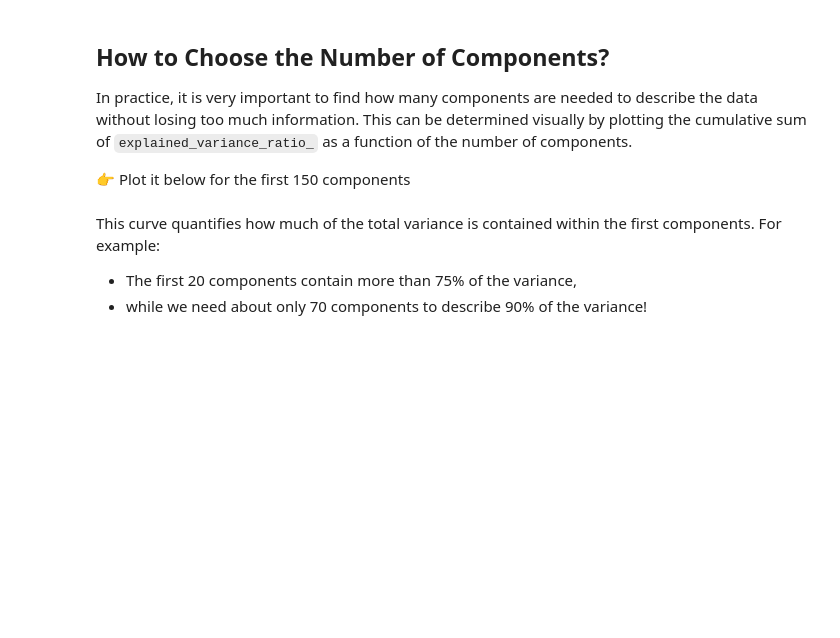
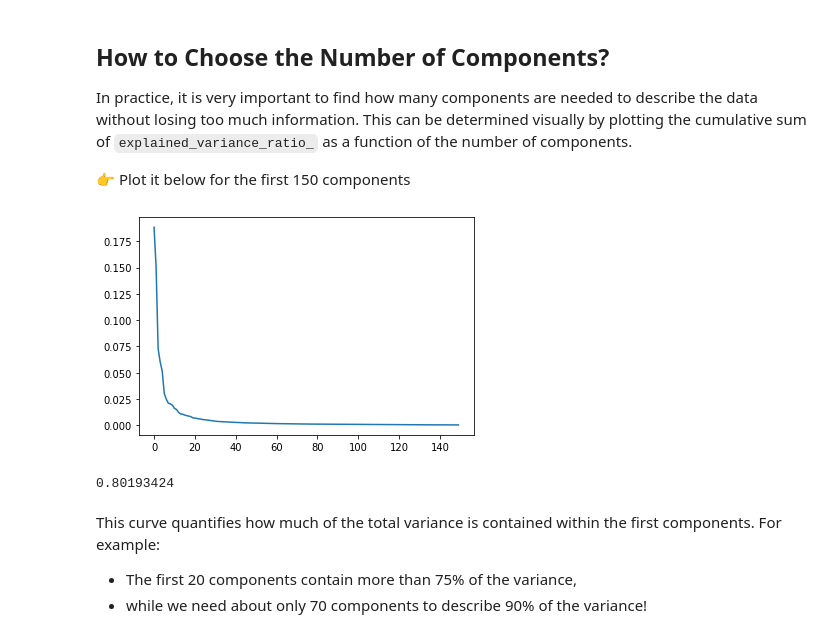
Before and after one commit to Nandosoq/nandoproject, a Jupyter notebook: 05-ML/06-Unsupervised-Learning/02-Face-Recognition/face_recognition.ipynb, the cells around one changed output. Cells and saved outputs as stored; diff of their text form; code cells hidden in the pictures; blank space fills up the shorter version.

```diff
--- a/05-ML/06-Unsupervised-Learning/02-Face-Recognition/face_recognition.ipynb
+++ b/05-ML/06-Unsupervised-Learning/02-Face-Recognition/face_recognition.ipynb
@@ -232,3 +248,16 @@ In practice, it is very important to find how many components are needed to desc
+# %%
+# YOUR CODE HERE
+
+pevr = pca.explained_variance_ratio_[0:150]
+
+plt.plot(pevr)
+plt.show()
+# %% [output]
+[figure, added]
+# %%
+pca.explained_variance_ratio_[:30].sum()
+# %% [output]
+0.80193424
 # %% [markdown]
 This curve quantifies how much of the total variance is contained within the first components. For example:
 - The first 20 components contain more than 75% of the variance,
```
Also changed, not shown: parts of 9 cells of this notebook, 1 other file.
